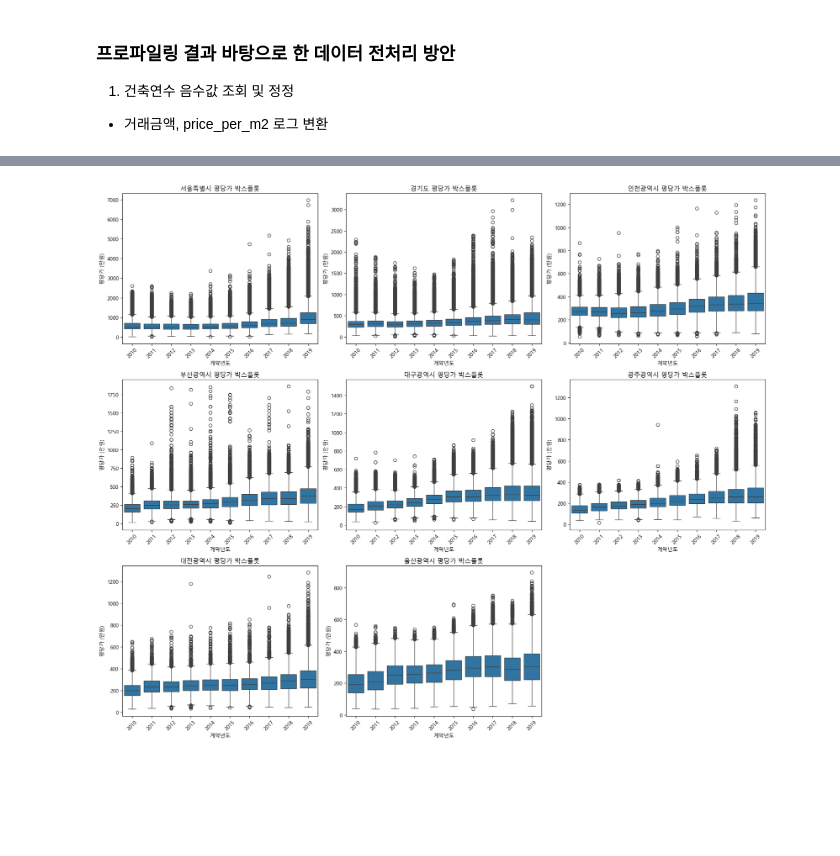
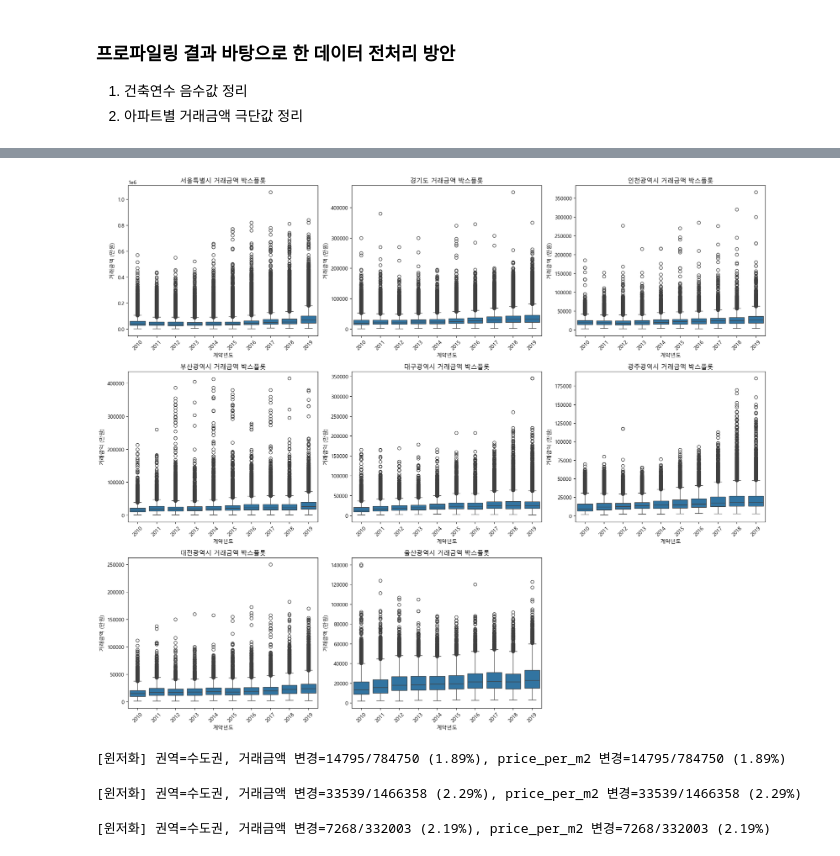
Before and after one commit to noh000/real-estate-data-analysis-project, a Jupyter notebook: p1_data_preprocessing.ipynb, the cells around one changed output, grey strips where cells are left out. Cells and saved outputs as stored; diff of their text form; code cells hidden in the pictures; blank space fills up the shorter version.

```diff
--- a/p1_data_preprocessing.ipynb
+++ b/p1_data_preprocessing.ipynb
@@ -115,10 +115,10 @@ def merge_per_city(city_name: str) -> pd.DataFrame:
 # 도시별 df를 모두 생성해서 딕셔너리에 저장
 cities_df = {f'{eng}_raw': merge_per_city(eng) for eng in city_dict.values()}
 # %%
-from da_utils import profile, outliers, patterns
+# from da_utils import profile
 
-# 각 도시의 실거래가 데이터 프로파일링
-for city_ko, city_en in city_dict.items():
-    print(f"# {city_ko} 실거래가 데이터 (2010~2019)")
-    profile.get_data_profile(cities_df[f"{city_en}_raw"])
-    print("\n")
+# # 각 도시의 실거래가 데이터 프로파일링
+# for city_ko, city_en in city_dict.items():
+#     print(f"# {city_ko} 실거래가 데이터 (2010~2019)")
+#     profile.get_data_profile(cities_df[f"{city_en}_raw"])
+#     print("\n")
@@ -270,6 +188,6 @@ with open('data_profile_output.html', 'w', encoding='utf-8') as f:
 # %% [markdown]
 ### 프로파일링 결과 바탕으로 한 **데이터 전처리** 방안
 
-1. 건축연수 음수값 조회 및 정정
-- 거래금액, price_per_m2 로그 변환
+1. 건축연수 음수값 정리
+2. 아파트별 거래금액 극단값 정리
 # %%
@@ -304,32 +222,30 @@ Series([], dtype: int64)
 for city_ko, city_en in city_dict.items():
     cities_df[f"{city_en}_raw"].loc[cities_df[f"{city_en}_raw"]['building_age'] == -1, 'building_age'] = 0
 # %%
-# 2.
+# 2. 아파트별 거래금액 극단값 정리
 
-# 평당가 박스플롯
-
-# 서브플롯 행/열 계산
+# 거래금액 박스플롯
 n_cities = len(city_dict)
 n_cols = 3  # 한 행에 3개 도시씩 표시
 n_rows = (n_cities + n_cols - 1) // n_cols
 
 plt.figure(figsize=(n_cols*6, n_rows*5))
 
 for i, (city_ko, city_en) in enumerate(city_dict.items()):
     df = cities_df[f'{city_en}_raw']
 
     plt.subplot(n_rows, n_cols, i+1)
-    sns.boxplot(x='계약년도', y='price_per_m2', data=df)
+    sns.boxplot(x='계약년도', y='거래금액(만원)', data=df)
 
-    plt.title(f"{city_ko} 평당가 박스플롯")
+    plt.title(f"{city_ko} 거래금액 박스플롯")
     plt.xticks(rotation=45)
-    plt.ylabel("평당가 (만원)")
+    plt.ylabel("거래금액 (만원)")
     plt.xlabel("계약년도")
 
 plt.tight_layout()
 plt.show()
 # %% [output]
-[figure, old version]
+[figure, new version]
 # %%
 """
 '거래금액(만원)' 이상치 처리
@@ -396,0 +316,15 @@ ulsan_raw = cities_df['ulsan_raw'].copy()
+# %%
+processed_seoul = preprocess_real_estate_data(cities_df['seoul_raw'].copy())
+processed_seoul.to_csv("processed_seoul.csv", index=False, encoding="utf-8-sig")
+# %% [output]
+[윈저화] 권역=수도권, 거래금액 변경=14795/784750 (1.89%), price_per_m2 변경=14795/784750 (1.89%)
+# %%
+processed_gyeonggi = preprocess_real_estate_data(cities_df['gyeonggi_raw'].copy())
+processed_gyeonggi.to_csv("processed_gyeonggi.csv", index=False, encoding="utf-8-sig")
+# %% [output]
+[윈저화] 권역=수도권, 거래금액 변경=33539/1466358 (2.29%), price_per_m2 변경=33539/1466358 (2.29%)
+# %%
+processed_incheon = preprocess_real_estate_data(cities_df['incheon_raw'].copy())
+processed_incheon.to_csv("processed_incheon.csv", index=False, encoding="utf-8-sig")
+# %% [output]
+[윈저화] 권역=수도권, 거래금액 변경=7268/332003 (2.19%), price_per_m2 변경=7268/332003 (2.19%)
```
Also changed, not shown: parts of 10 cells of this notebook, 5 other files.
